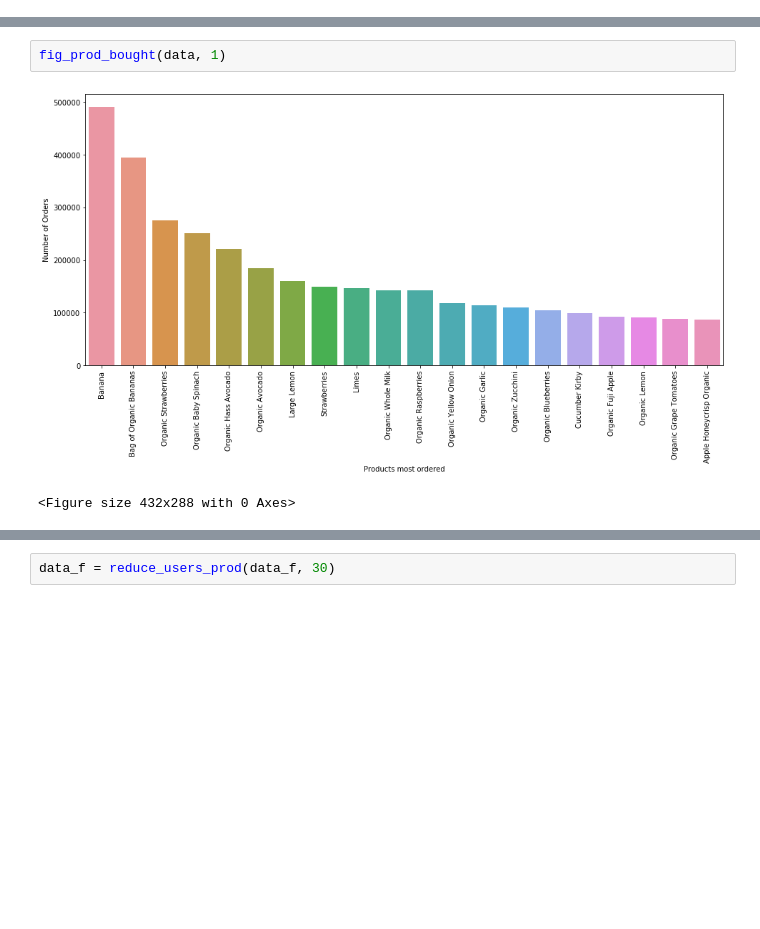
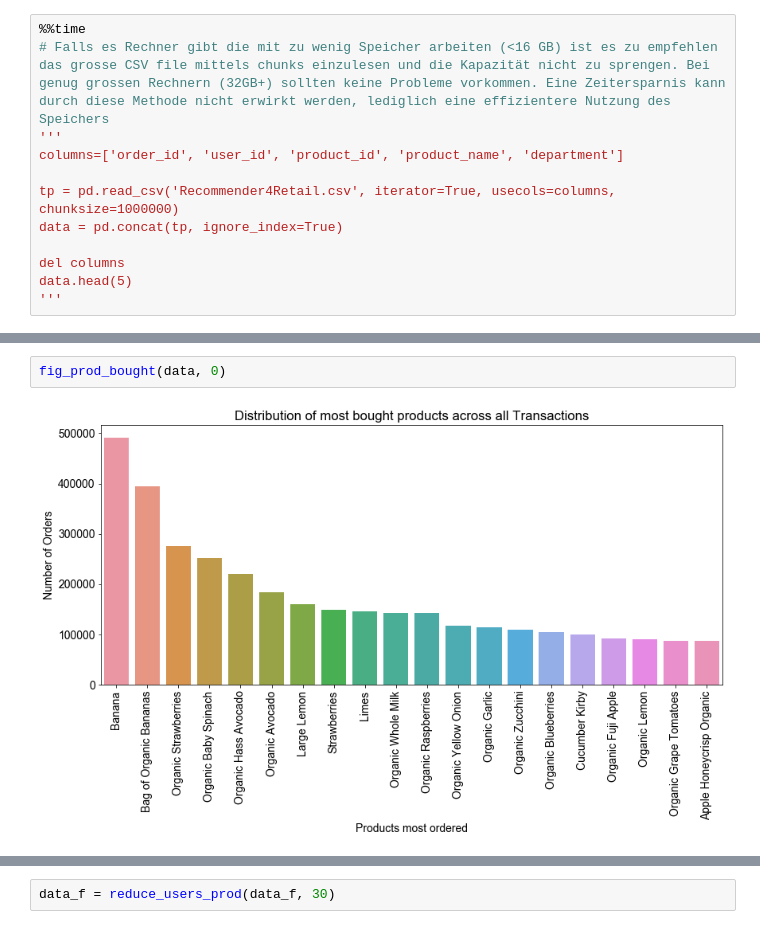
Before and after one commit to eugencuic/FHNW_FS20_Recommender-System-Retail, a Jupyter notebook: Recommender System.ipynb, the cells around one changed output, grey strips where cells are left out. Drawn from its saved outputs; the diff is of its cells as text; blank space fills up the shorter version.

Commit message:
finished model based recommender

```diff
--- a/Recommender System.ipynb
+++ b/Recommender System.ipynb
@@ -130,0 +103,12 @@ reordered: UniqueValues [0 1], No. of unique values 2
+# %%
+%%time
+# Falls es Rechner gibt die mit zu wenig Speicher arbeiten (<16 GB) ist es zu empfehlen das grosse CSV file mittels chunks einzulesen und die Kapazität nicht zu sprengen. Bei genug grossen Rechnern (32GB+) sollten keine Probleme vorkommen. Eine Zeitersparnis kann durch diese Methode nicht erwirkt werden, lediglich eine effizientere Nutzung des Speichers
+'''
+columns=['order_id', 'user_id', 'product_id', 'product_name', 'department']
+
+tp = pd.read_csv('Recommender4Retail.csv', iterator=True, usecols=columns, chunksize=1000000)
+data = pd.concat(tp, ignore_index=True)
+
+del columns
+data.head(5)
+'''
@@ -131,5 +139,4 @@ reordered: UniqueValues [0 1], No. of unique values 2
 # %%
-fig_prod_bought(data, 1)
+fig_prod_bought(data, 0)
 # %% [output]
-[figure, old version]
+[figure, new version]
-<Figure size 432x288 with 0 Axes>
```
Also changed, not shown: parts of 132 cells of this notebook, 6 other files.
